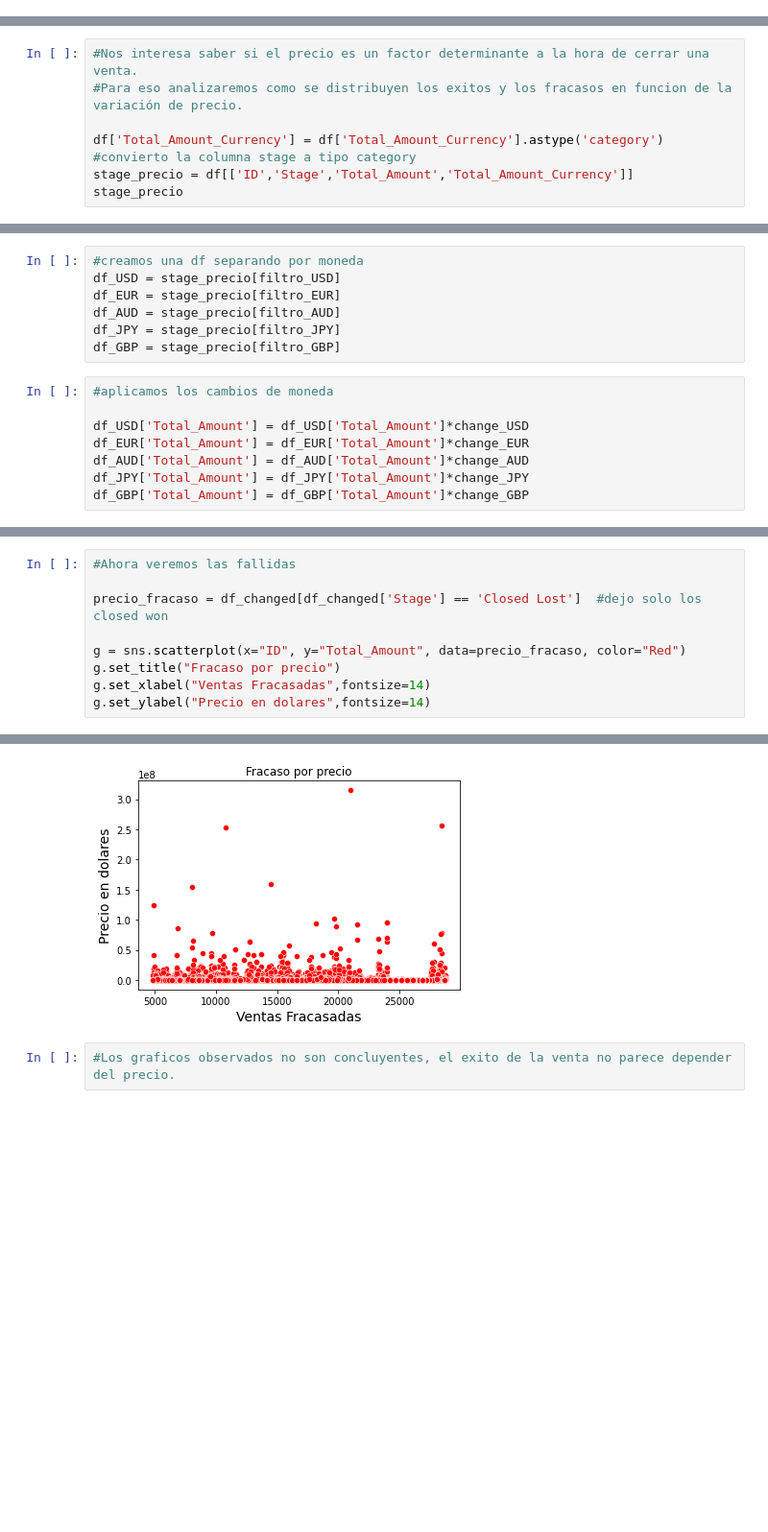
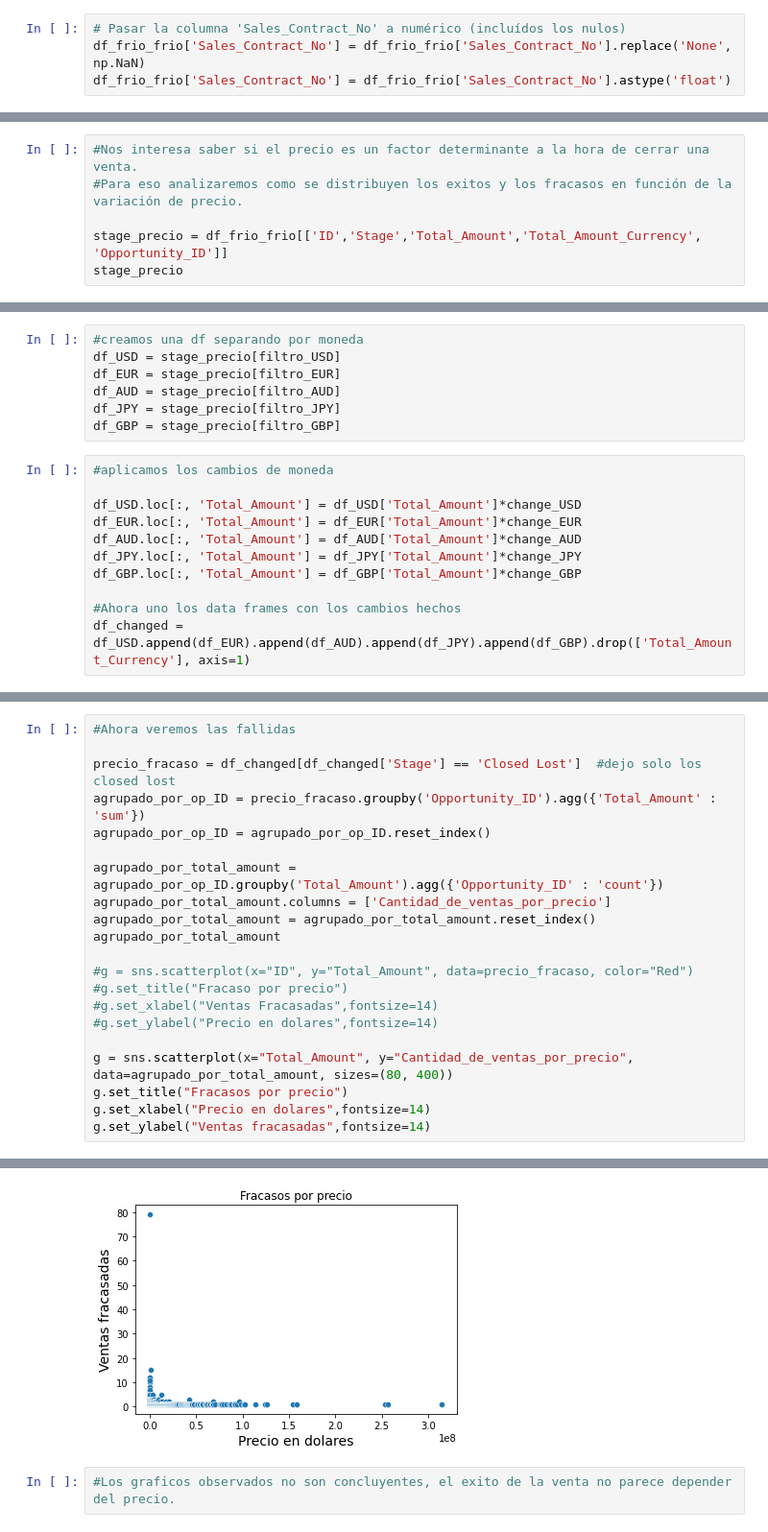
Before and after one commit to joaquinhojman/Entrenamieto_ECI_2020, a Jupyter notebook: TP1.ipynb, the cells around one changed output, grey strips where cells are left out. Shown: that part at 96% size. Cells and saved outputs as stored; diff of their text form; blank space fills up the shorter version.

```diff
--- a/TP1.ipynb
+++ b/TP1.ipynb
@@ -33,0 +86,4 @@ len(df)
+# %%
+# Pasar la columna 'Sales_Contract_No' a numérico (incluídos los nulos)
+df_frio_frio['Sales_Contract_No'] = df_frio_frio['Sales_Contract_No'].replace('None', np.NaN)
+df_frio_frio['Sales_Contract_No'] = df_frio_frio['Sales_Contract_No'].astype('float')
@@ -175,8 +238,7 @@ Text(0, 0.5, 'Exitos')
 # %%
 #Nos interesa saber si el precio es un factor determinante a la hora de cerrar una venta.
-#Para eso analizaremos como se distribuyen los exitos y los fracasos en funcion de la variación de precio.
+#Para eso analizaremos como se distribuyen los exitos y los fracasos en función de la variación de precio.
 
-df['Total_Amount_Currency'] = df['Total_Amount_Currency'].astype('category') #convierto la columna stage a tipo category
-stage_precio = df[['ID','Stage','Total_Amount','Total_Amount_Currency']]
+stage_precio = df_frio_frio[['ID','Stage','Total_Amount','Total_Amount_Currency', 'Opportunity_ID']]
 stage_precio
 # %% [output]
@@ -229,11 +291,14 @@ df_GBP = stage_precio[filtro_GBP]
 # %%
 #aplicamos los cambios de moneda
 
-df_USD['Total_Amount'] = df_USD['Total_Amount']*change_USD
-df_EUR['Total_Amount'] = df_EUR['Total_Amount']*change_EUR
-df_AUD['Total_Amount'] = df_AUD['Total_Amount']*change_AUD
-df_JPY['Total_Amount'] = df_JPY['Total_Amount']*change_JPY
-df_GBP['Total_Amount'] = df_GBP['Total_Amount']*change_GBP
+df_USD.loc[:, 'Total_Amount'] = df_USD['Total_Amount']*change_USD
+df_EUR.loc[:, 'Total_Amount'] = df_EUR['Total_Amount']*change_EUR
+df_AUD.loc[:, 'Total_Amount'] = df_AUD['Total_Amount']*change_AUD
+df_JPY.loc[:, 'Total_Amount'] = df_JPY['Total_Amount']*change_JPY
+df_GBP.loc[:, 'Total_Amount'] = df_GBP['Total_Amount']*change_GBP
+
+#Ahora uno los data frames con los cambios hechos
+df_changed = df_USD.append(df_EUR).append(df_AUD).append(df_JPY).append(df_GBP).drop(['Total_Amount_Currency'], axis=1)
 # %% [output]
 A value is trying to be set on a copy of a slice from a DataFrame.
 Try using .loc[row_indexer,col_indexer] = value instead
@@ -288,10 +361,22 @@ Text(0, 0.5, 'Precio en dolares')
 # %%
 #Ahora veremos las fallidas
 
-precio_fracaso = df_changed[df_changed['Stage'] == 'Closed Lost']  #dejo solo los closed won
+precio_fracaso = df_changed[df_changed['Stage'] == 'Closed Lost']  #dejo solo los closed lost
+agrupado_por_op_ID = precio_fracaso.groupby('Opportunity_ID').agg({'Total_Amount' : 'sum'})
+agrupado_por_op_ID = agrupado_por_op_ID.reset_index()
 
-g = sns.scatterplot(x="ID", y="Total_Amount", data=precio_fracaso, color="Red")
-g.set_title("Fracaso por precio")
-g.set_xlabel("Ventas Fracasadas",fontsize=14)
-g.set_ylabel("Precio en dolares",fontsize=14)
+agrupado_por_total_amount = agrupado_por_op_ID.groupby('Total_Amount').agg({'Opportunity_ID' : 'count'})
+agrupado_por_total_amount.columns = ['Cantidad_de_ventas_por_precio']
+agrupado_por_total_amount = agrupado_por_total_amount.reset_index()
+agrupado_por_total_amount
+
+#g = sns.scatterplot(x="ID", y="Total_Amount", data=precio_fracaso, color="Red")
+#g.set_title("Fracaso por precio")
+#g.set_xlabel("Ventas Fracasadas",fontsize=14)
+#g.set_ylabel("Precio en dolares",fontsize=14)
+
+g = sns.scatterplot(x="Total_Amount", y="Cantidad_de_ventas_por_precio", data=agrupado_por_total_amount, sizes=(80, 400))
+g.set_title("Fracasos por precio")
+g.set_xlabel("Precio en dolares",fontsize=14)
+g.set_ylabel("Ventas fracasadas",fontsize=14)
 # %% [output]
@@ -299,3 +384,3 @@ Text(0, 0.5, 'Precio en dolares')
-[figure, old version]
+[figure, new version]
 # %%
 #Los graficos observados no son concluyentes, el exito de la venta no parece depender del precio.
```
Also changed, not shown: parts of 54 cells of this notebook.
